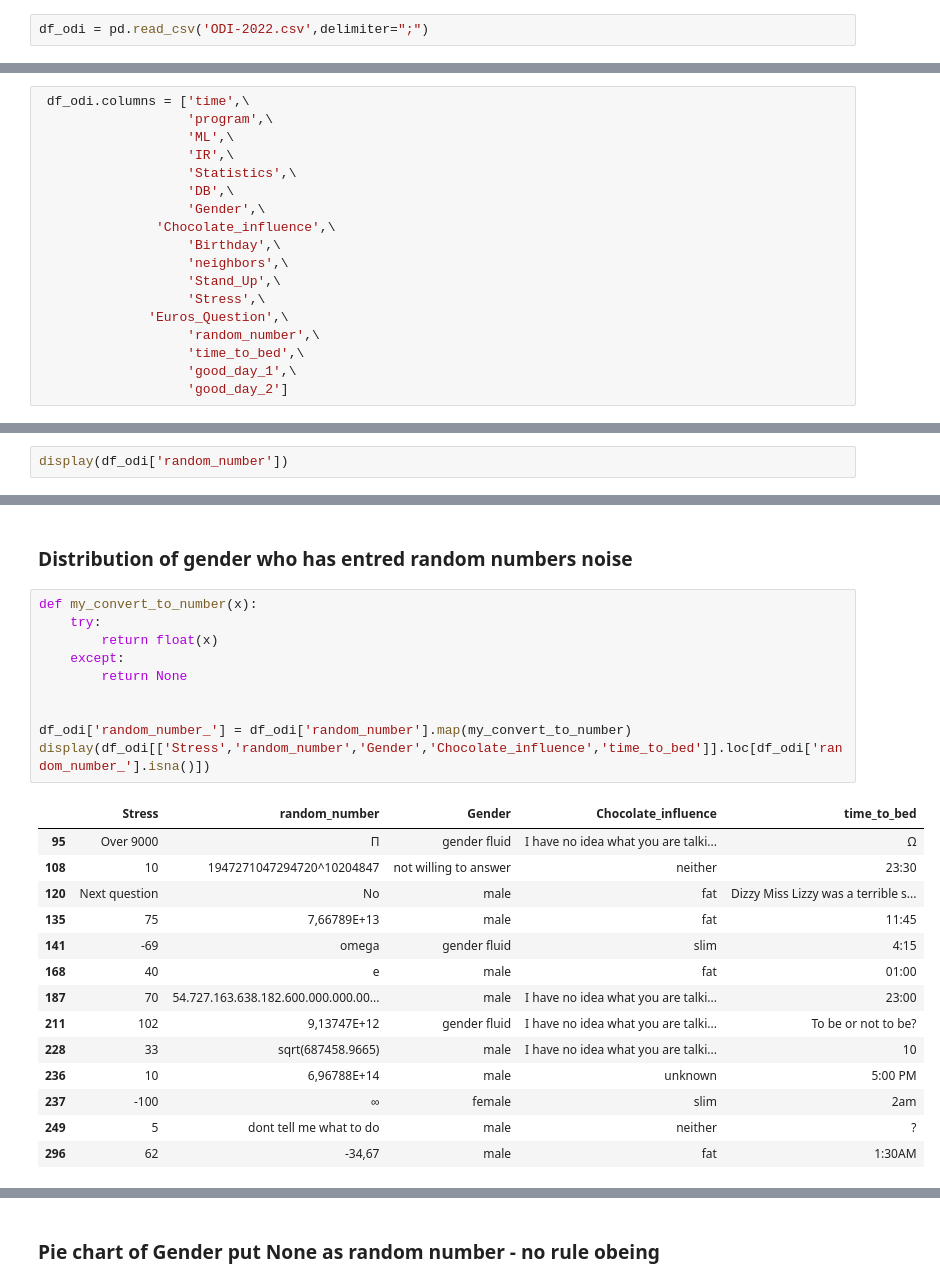
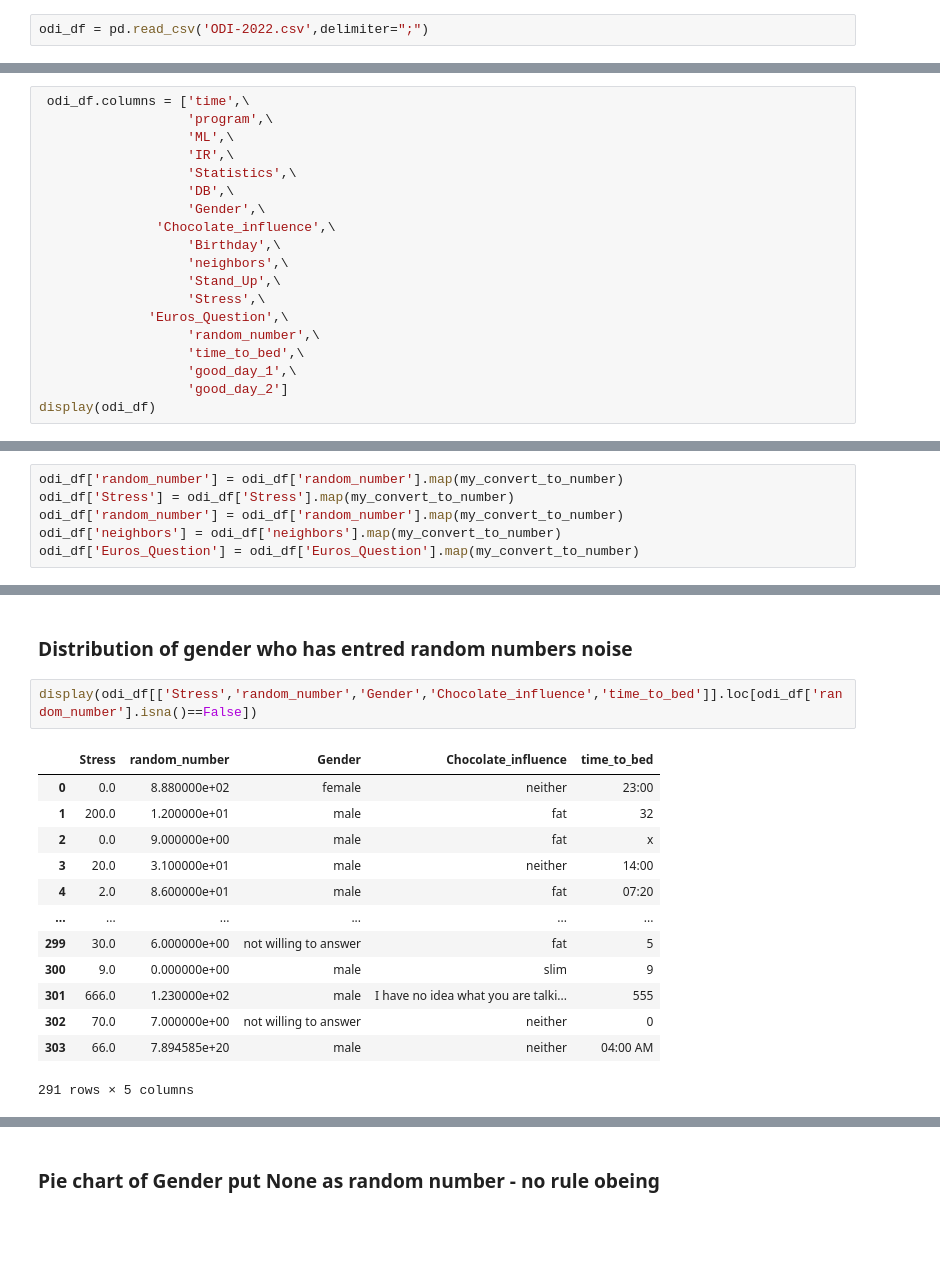
Before and after one commit to wolfbrr/DMT-2022-114, a Jupyter notebook: assignment-basic/assignment-basic.ipynb, the cells around one changed output, grey strips where cells are left out. Saved outputs shown, nothing was run; the diff lists cells and outputs as text; blank space fills up the shorter version.

```diff
--- a/assignment-basic/assignment-basic.ipynb
+++ b/assignment-basic/assignment-basic.ipynb
@@ -7,6 +9,6 @@ import numpy as np
 sns.set(style="darkgrid")
 # %%
-df_odi = pd.read_csv('ODI-2022.csv',delimiter=";")
+odi_df = pd.read_csv('ODI-2022.csv',delimiter=";")
 # %% [markdown]
 ### Number of records
 # %%
@@ -40,7 +42,7 @@ Index(['Tijdstempel', 'What programme are you in?',
 # %% [markdown]
 ### Replace columns name
 # %%
- df_odi.columns = ['time',\
+ odi_df.columns = ['time',\
                    'program',\
                    'ML',\
                    'IR',\
@@ -57,3 +59,4 @@ Index(['Tijdstempel', 'What programme are you in?',
                    'time_to_bed',\
                    'good_day_1',\
                    'good_day_2']
+display(odi_df)
@@ -77,4 +94,8 @@ Name: Gender, dtype: int64
 # %% [markdown]
 ### Random number
 # %%
-display(df_odi['random_number'])
+odi_df['random_number'] = odi_df['random_number'].map(my_convert_to_number)
+odi_df['Stress'] = odi_df['Stress'].map(my_convert_to_number)
+odi_df['random_number'] = odi_df['random_number'].map(my_convert_to_number)
+odi_df['neighbors'] = odi_df['neighbors'].map(my_convert_to_number)
+odi_df['Euros_Question'] = odi_df['Euros_Question'].map(my_convert_to_number)
@@ -94,27 +102,18 @@ Name: random_number, Length: 304, dtype: object
 # %% [markdown]
 ### Distribution of gender who has entred random numbers noise
 # %%
-def my_convert_to_number(x):
-    try:
-        return float(x)
-    except:
-        return None
-
-
-df_odi['random_number_'] = df_odi['random_number'].map(my_convert_to_number)
-display(df_odi[['Stress','random_number','Gender','Chocolate_influence','time_to_bed']].loc[df_odi['random_number_'].isna()])
+display(odi_df[['Stress','random_number','Gender','Chocolate_influence','time_to_bed']].loc[odi_df['random_number'].isna()==False])
 # %% [output]
 |  | Stress | random_number | Gender | Chocolate_influence | time_to_bed |
-| 95 | Over 9000 | Π | gender fluid | I have no idea what you are talki... | Ω |
-| 108 | 10 | 1947271047294720^10204847 | not willing to answer | neither | 23:30 |
-| 120 | Next question | No | male | fat | Dizzy Miss Lizzy was a terrible s... |
-| 135 | 75 | 7,66789E+13 | male | fat | 11:45 |
-| 141 | -69 | omega | gender fluid | slim | 4:15 |
-| 168 | 40 | e | male | fat | 01:00 |
-| 187 | 70 | 54.727.163.638.182.600.000.000.00... | male | I have no idea what you are talki... | 23:00 |
-| 211 | 102 | 9,13747E+12 | gender fluid | I have no idea what you are talki... | To be or not to be? |
-| 228 | 33 | sqrt(687458.9665) | male | I have no idea what you are talki... | 10 |
-| 236 | 10 | 6,96788E+14 | male | unknown | 5:00 PM |
-| 237 | -100 | ∞ | female | slim | 2am |
-| 249 | 5 | dont tell me what to do | male | neither | ? |
-| 296 | 62 | -34,67 | male | fat | 1:30AM |
+| 0 | 0.0 | 8.880000e+02 | female | neither | 23:00 |
+| 1 | 200.0 | 1.200000e+01 | male | fat | 32 |
+| 2 | 0.0 | 9.000000e+00 | male | fat | x |
+| 3 | 20.0 | 3.100000e+01 | male | neither | 14:00 |
+| 4 | 2.0 | 8.600000e+01 | male | fat | 07:20 |
+| ... | ... | ... | ... | ... | ... |
+| 299 | 30.0 | 6.000000e+00 | not willing to answer | fat | 5 |
+| 300 | 9.0 | 0.000000e+00 | male | slim | 9 |
+| 301 | 666.0 | 1.230000e+02 | male | I have no idea what you are talki... | 555 |
+| 302 | 70.0 | 7.000000e+00 | not willing to answer | neither | 0 |
+| 303 | 66.0 | 7.894585e+20 | male | neither | 04:00 AM |
+291 rows × 5 columns
```
Also changed, not shown: parts of 11 cells of this notebook, 2 other files.
